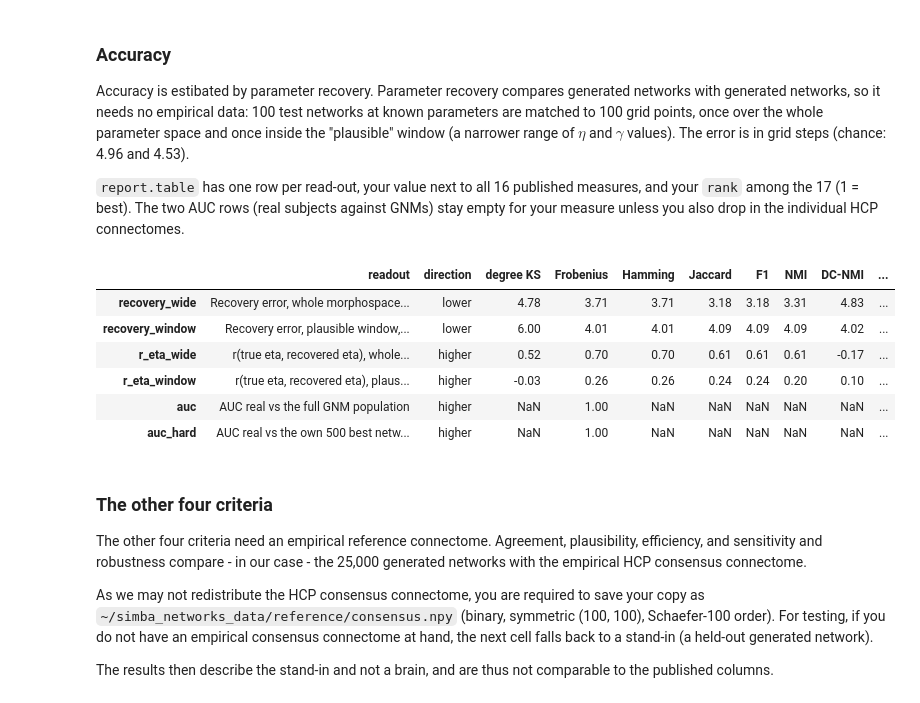
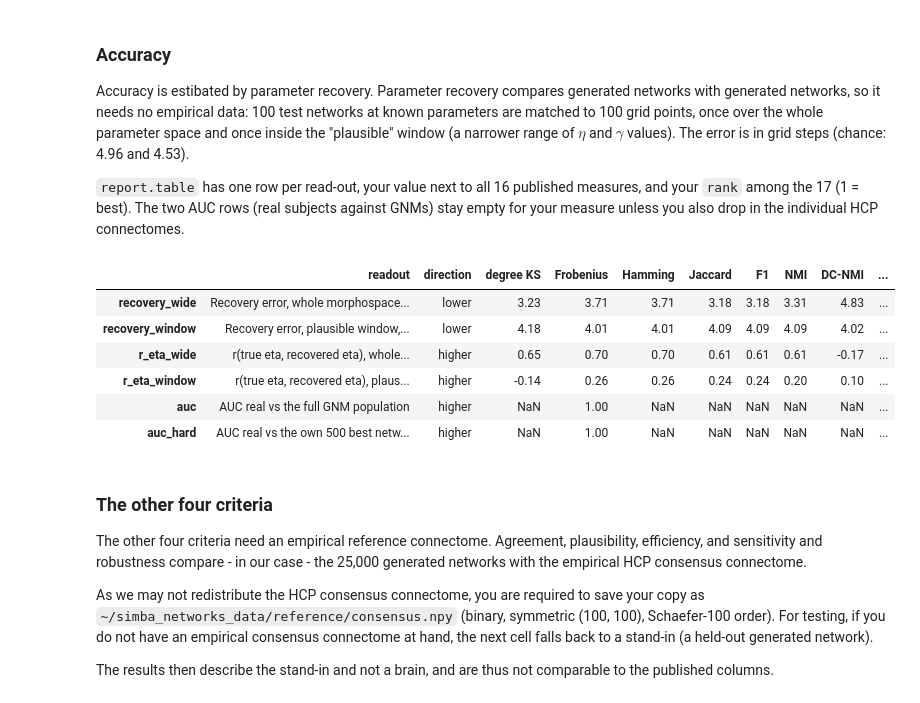
Before and after one commit to ad045/simba, a Jupyter notebook: tutorial.ipynb, the cells around one changed output. Cells and saved outputs as stored; diff of their text form; code cells hidden in the pictures.

```diff
--- a/tutorial.ipynb
+++ b/tutorial.ipynb
@@ -93,11 +93,10 @@ The example compares the two degree distributions with a Kolmogorov-Smirnov
 statistic. It ignores where the edges sit, so expect it to do poorly where
 topology matters.
 # %%
-from scipy.stats import ks_2samp
+# Define your function here
+def degree_l1(A, B):
+    """Lower = more alike. A: generated network, B: reference (100 x 100, binary)."""
+    return float(np.abs(A.sum(0) - B.sum(0)).sum())
 
-def degree_ks(A, B):
-    """KS statistic between the degree distributions. Lower = more alike."""
-    return float(ks_2samp(A.sum(0), B.sum(0)).statistic)
-
-degree_ks(A1, A2), degree_ks(A1, B)
+degree_l1(A1, A2), degree_l1(A1, B)
 # %% [output]
@@ -115,14 +114,14 @@ measures, and your `rank` among the 17 (1 = best). The two AUC rows (real
 subjects against GNMs) stay empty for your measure unless you also drop in the
 individual HCP connectomes.
 # %%
-report = sb.evaluate(degree_ks, name="degree KS", criteria=["accuracy"])
+report = sb.evaluate(degree_l1, name="degree KS", criteria=["accuracy"])
 report.table.drop(columns="criterion").round(2)
 # %% [output]
 |  | readout | direction | degree KS | Frobenius | Hamming | Jaccard | F1 | NMI | DC-NMI | ... |
-| recovery_wide | Recovery error, whole morphospace... | lower | 4.78 | 3.71 | 3.71 | 3.18 | 3.18 | 3.31 | 4.83 | ... |
-| recovery_window | Recovery error, plausible window,... | lower | 6.00 | 4.01 | 4.01 | 4.09 | 4.09 | 4.09 | 4.02 | ... |
-| r_eta_wide | r(true eta, recovered eta), whole... | higher | 0.52 | 0.70 | 0.70 | 0.61 | 0.61 | 0.61 | -0.17 | ... |
-| r_eta_window | r(true eta, recovered eta), plaus... | higher | -0.03 | 0.26 | 0.26 | 0.24 | 0.24 | 0.20 | 0.10 | ... |
+| recovery_wide | Recovery error, whole morphospace... | lower | 3.23 | 3.71 | 3.71 | 3.18 | 3.18 | 3.31 | 4.83 | ... |
+| recovery_window | Recovery error, plausible window,... | lower | 4.18 | 4.01 | 4.01 | 4.09 | 4.09 | 4.09 | 4.02 | ... |
+| r_eta_wide | r(true eta, recovered eta), whole... | higher | 0.65 | 0.70 | 0.70 | 0.61 | 0.61 | 0.61 | -0.17 | ... |
+| r_eta_window | r(true eta, recovered eta), plaus... | higher | -0.14 | 0.26 | 0.26 | 0.24 | 0.24 | 0.20 | 0.10 | ... |
 | auc | AUC real vs the full GNM population | higher | NaN | 1.00 | NaN | NaN | NaN | NaN | NaN | ... |
 | auc_hard | AUC real vs the own 500 best netw... | higher | NaN | 1.00 | NaN | NaN | NaN | NaN | NaN | ... |
 # %% [markdown]
```
Also changed, not shown: parts of 3 cells of this notebook, 3 other files.
